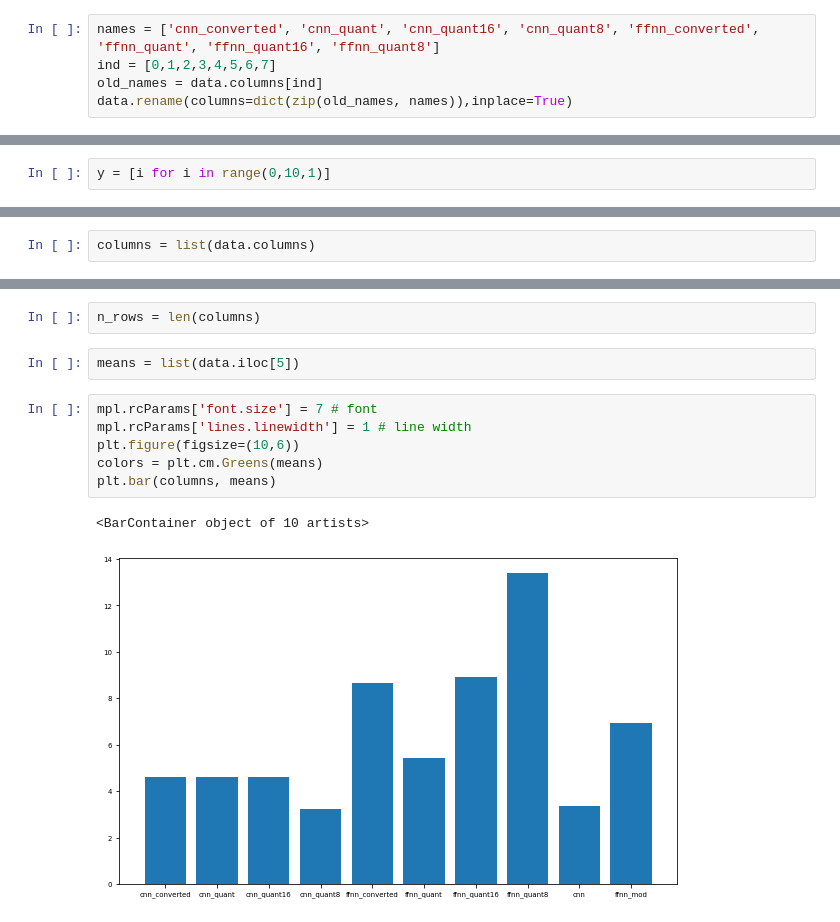
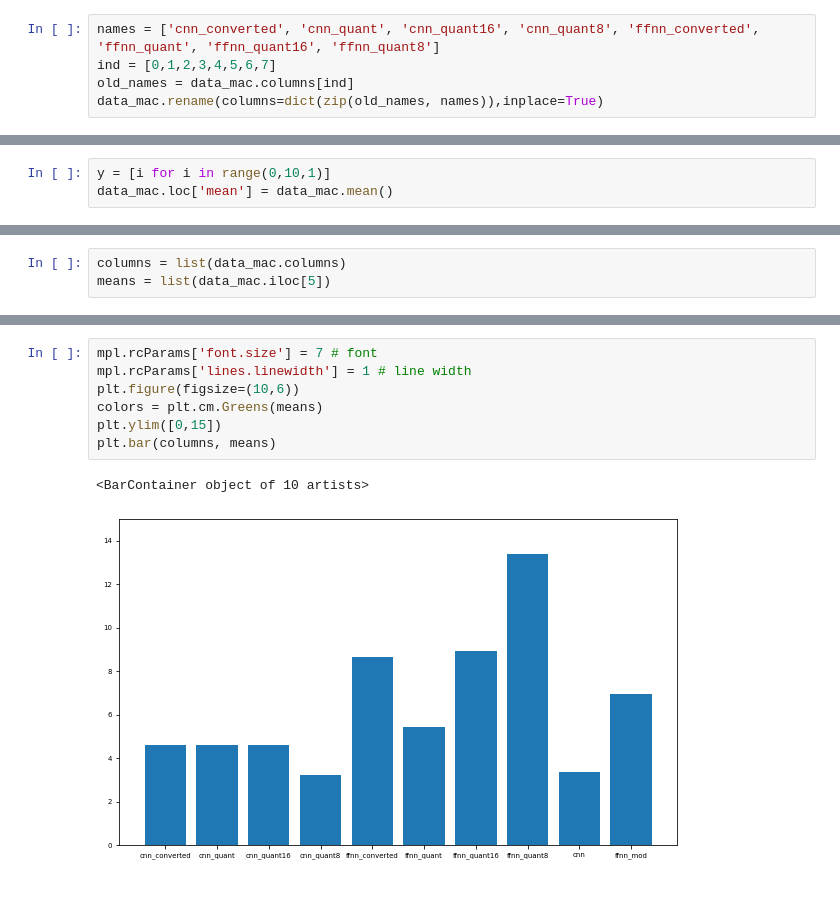
Before and after one commit to toelt-llc/TOELT-tfrabbit, a Jupyter notebook: code/tflite/plots_inferences.ipynb, the cells around one changed output, grey strips where cells are left out. Drawn from its saved outputs; the diff is of its cells as text; blank space fills up the shorter version.

```diff
--- a/code/tflite/plots_inferences.ipynb
+++ b/code/tflite/plots_inferences.ipynb
@@ -9,5 +10,5 @@ data = pd.read_csv('RPI_inferences_loop_5.csv')
 # %%
 names = ['cnn_converted', 'cnn_quant', 'cnn_quant16', 'cnn_quant8', 'ffnn_converted', 'ffnn_quant', 'ffnn_quant16', 'ffnn_quant8']
 ind = [0,1,2,3,4,5,6,7]
-old_names = data.columns[ind]
-data.rename(columns=dict(zip(old_names, names)),inplace=True)
+old_names = data_mac.columns[ind]
+data_mac.rename(columns=dict(zip(old_names, names)),inplace=True)
@@ -23,2 +15,3 @@ data
 # %%
 y = [i for i in range(0,10,1)]
+data_mac.loc['mean'] = data_mac.mean()
@@ -37,2 +28,3 @@ data
 # %%
-columns = list(data.columns)
+columns = list(data_mac.columns)
+means = list(data_mac.iloc[5])
@@ -52,13 +31,10 @@ columns
-# %%
-n_rows = len(columns)
-# %%
-means = list(data.iloc[5])
 # %%
 mpl.rcParams['font.size'] = 7 # font
 mpl.rcParams['lines.linewidth'] = 1 # line width
 plt.figure(figsize=(10,6))
 colors = plt.cm.Greens(means)
+plt.ylim([0,15])
 plt.bar(columns, means)
 # %% [output]
 <BarContainer object of 10 artists>
-[figure, old version]
+[figure, new version]
```
Also changed, not shown: parts of 25 cells of this notebook, 5 other files.
